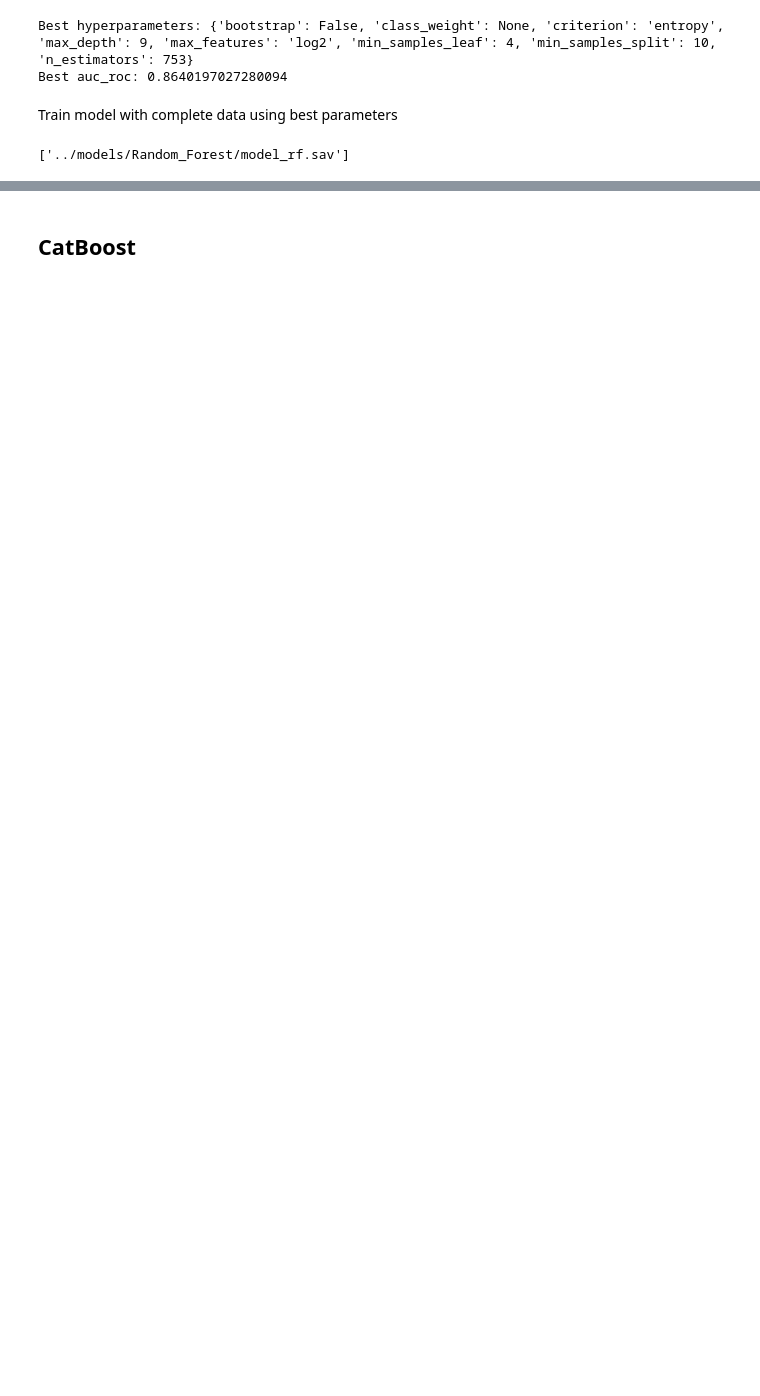
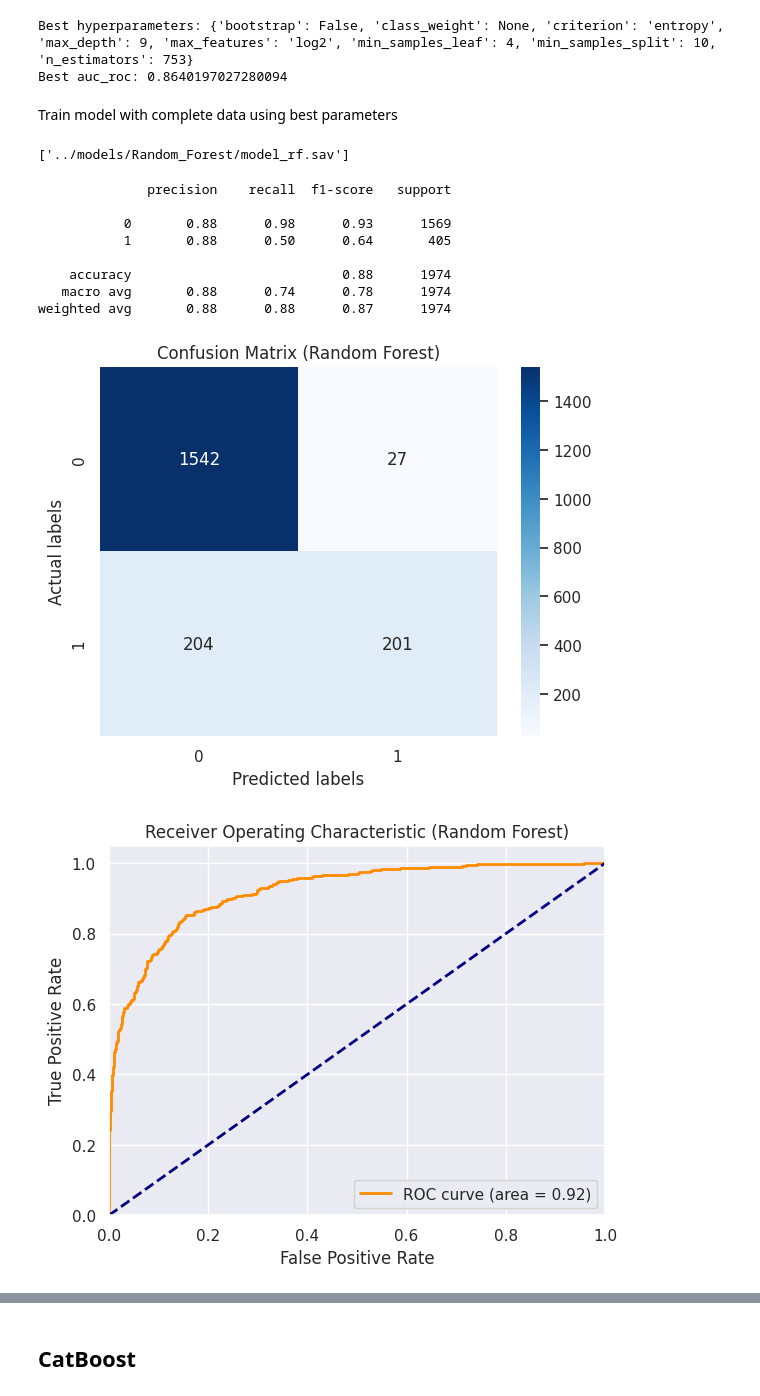
Before and after one commit to AyeshaAmjad-Astera/ML1-XAI, a Jupyter notebook: Project/notebooks/hyperparameter_tuning.ipynb, the cells around one changed output, grey strips where cells are left out. Cells and saved outputs as stored; diff of their text form; code cells hidden in the pictures; blank space fills up the shorter version.

```diff
--- a/Project/notebooks/hyperparameter_tuning.ipynb
+++ b/Project/notebooks/hyperparameter_tuning.ipynb
@@ -344,4 +374,18 @@ model.fit(X_enc, y)
 joblib.dump(model, '../models/Random_Forest/model_rf.sav')
 # %% [output]
 ['../models/Random_Forest/model_rf.sav']
+# %%
+model = joblib.load('../models/Random_Forest/model_rf.sav')
+visualization.plot_roc(model, X_test_enc, y_test_enc, 'Random Forest')
+# %% [output]
+              precision    recall  f1-score   support
+
+           0       0.88      0.98      0.93      1569
+           1       0.88      0.50      0.64       405
+
+    accuracy                           0.88      1974
+   macro avg       0.88      0.74      0.78      1974
+weighted avg       0.88      0.88      0.87      1974
+[figure, added]
+[figure, added]
 # %%
```
Also changed, not shown: parts of 8 cells of this notebook, 2 other files.
